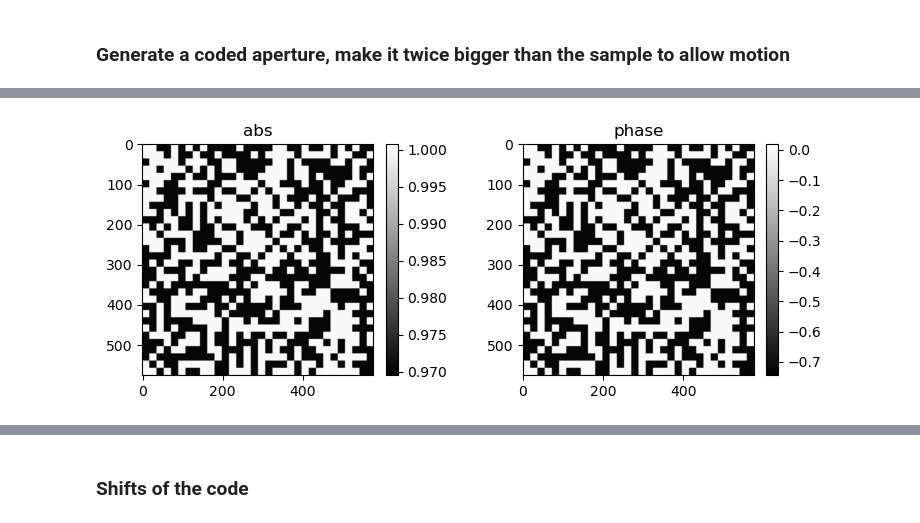
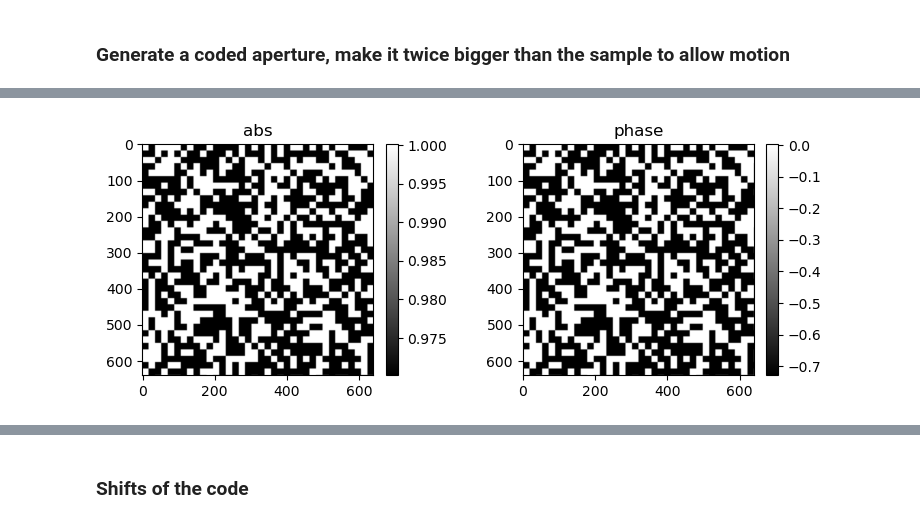
Before and after one commit to nikitinvv/holotomocupy, a Jupyter notebook: coded_apertures/3d_ald/figs_paper/modeling_codes.ipynb, the cells around one changed output, grey strips where cells are left out. Cells and saved outputs as stored; diff of their text form; code cells hidden in the pictures.

```diff
--- a/coded_apertures/3d_ald/figs_paper/modeling_codes.ipynb
+++ b/coded_apertures/3d_ald/figs_paper/modeling_codes.ipynb
@@ -16,23 +14,14 @@ np.random.seed(1) # fix randomness
 # Init data sizes and parametes of the PXM of ID16A
 # %%
 n = 256  # object size in each dimension
-
-ntheta = 90  # number of angles (rotations)
+ntheta = 180  # number of angles (rotations)
+center = n/2 # rotation axis
 noise = False
-z1p = 12e-3
-
-# ntheta = int(sys.argv[1])  # number of angles (rotations)
-# noise = sys.argv[2]=='True'
-# z1p = float(sys.argv[3])  # positions of the code and the probe for reconstruction
-
-center = n/2 # rotation axis
 theta = cp.linspace(0, np.pi, ntheta,endpoint=False).astype('float32')  # projection angles
-
 npos = 1  # number of code positions
 detector_pixelsize = 3e-6*0.5
 energy = 33.35  # [keV] xray energy
 wavelength = 1.2398419840550367e-09/energy  # [m] wave length
-
 focusToDetectorDistance = 1.28  # [m]
 sx0 = 3.7e-4
 z1 = 4.584e-3-sx0# np.array([4.584e-3, 4.765e-3, 5.488e-3, 6.9895e-3])[:npos]-sx0
@@ -45,6 +34,7 @@ norm_magnifications = magnifications/magnifications[0]
 # scaled propagation distances due to magnified probes
 distances = distances*norm_magnifications**2
 
+z1p = 12e-3  # positions of the code and the probe for reconstruction
 z2p = z1-np.tile(z1p, len(z1))
 # magnification when propagating from the probe plane to the detector
 magnifications2 = z1/z1p
@@ -56,11 +46,10 @@ distances2 = distances2*norm_magnifications2**2
 distances2 = distances2*(z1p/z1)**2
 
 # allow padding if there are shifts of the probe
-pad = n//16
+pad = n//8
 # sample size after demagnification
 ne = n+2*pad
 
 show = True
 
-flg = f'{n}_{ntheta}_{npos}_{noise}_{z1p}'
-print(distances,distances2)
+flg = f'{n}_{ntheta}_{npos}_{z1p}_{noise}4_0deg'
@@ -185,6 +178,7 @@ mshow_polar(prb[0])
 import random
 import xraylib
 import scipy.ndimage as ndimage
+
 
 # thickness of the coded aperture
 code_thickness = 1.5e-6 #in m
@@ -196,7 +190,7 @@ nill = 2*ne
 ill_global = np.zeros([1,nill,nill],dtype='bool')
 for k in  range(ill_global.shape[0]):
     ill0 = np.zeros([nill*nill],dtype='bool')
-    ill_ids = random.sample(range(0, nill*nill), nill*nill//2)
+    ill_ids = random.sample(range(0, nill*nill), int(nill*nill*0.55))
     ill0[ill_ids] = 1
     ill_global[k] = ill0.reshape(nill,nill)
 
@@ -209,23 +203,82 @@ for k in  range(ill.shape[0]):
 
 ill = ndimage.zoom(ill,[1,2*ne/nill,2*ne/nill],order=0,grid_mode=True,mode='grid-wrap')
 
+# print(np.sum(ill),2*ne*2*ne//2)
+
+# fsize = int(2*ne//nill)+1
+# x = np.linspace(-1,1,fsize)
+# [x,y] = np.meshgrid(x,x)
+# circ = x**2+y**2<0.9
+# ill = ill*0
+# while cp.sum(ill)<2*ne*2*ne//2:
+#     stx = int(cp.random.randint(ill.shape[1]-fsize))
+#     sty = int(cp.random.randint(ill.shape[1]-fsize))
+#     # print(stx,sty,ill[:,sty:sty+fsize,stx:stx+fsize].shape)
+#     ill[:,sty:sty+fsize,stx:stx+fsize]+=circ
+#     if cp.amax(ill[:,sty:sty+fsize,stx:stx+fsize]>1):
+#         ill[:,sty:sty+fsize,stx:stx+fsize]-=circ
+
+#     stx = int(cp.random.randint(ill.shape[1]-fsize))
+#     sty = int(cp.random.randint(ill.shape[1]-fsize))
+
+# ill = ill*0 + np.random.random(ill.shape)*2
+
+# ill_ids = np.array(ill_ids)
+# idsy = ill_ids//(nill)
+# idsx = ill_ids%(nill)
+# ill[:]=0
+
+# ill_ids = random.sample(range(0, 2*ne*2*ne), int(2*ne*2*ne/2))
+# ill0 = np.zeros([2*ne*2*ne],dtype='bool')
+# ill0[ill_ids] = 1
+# ill[k] = ill0.reshape(2*ne,2*ne)
+
+# for k in range(len(ill_ids)):
+#     if idsy[k]*fsize+fsize<=ill.shape[1] and idsx[k]*fsize+fsize<=ill.shape[1]:
+#         ill[:,idsy[k]*fsize:idsy[k]*fsize+fsize,idsx[k]*fsize:idsx[k]*fsize+fsize]=circ
+# print(np.sum(ill),2*ne*2*ne//2)
+
+
+# print(ill.shape)
+# for k in range(ill.shape[1]//fsize):
+#     for j in range(ill.shape[2]//fsize):
+#         ill[0,k*fsize:(k+1)*fsize,j*fsize:(j+1)*fsize]*=circ
+
+# print(nill)
+
+
+
 delta = 1-xraylib.Refractive_Index_Re('Au',energy,19.3)
 beta = xraylib.Refractive_Index_Im('Au',energy,19.3)
+print(beta,delta,delta/beta)
 
+# delta = 1-xraylib.Refractive_Index_Re('C21H25ClO',energy,1.19)
+# beta = xraylib.Refractive_Index_Im('C21H25ClO',energy,1.19)
+
+print(beta,delta,delta/beta)
 thickness = code_thickness/voxelsize # thickness in pixels
+
+
+
+
+
+# form Transmittance function
+
+Rill = ill*(-delta+1j*beta)*thickness
+# Rill=ndimage.rotate(Rill, 45, axes=(2, 1), reshape=False, order=3, mode='reflect',
+#                    prefilter=True)
 
 v = np.arange(-2*ne//2,2*ne//2)/2/ne
 [vx,vy] = np.meshgrid(v,v)
-v = np.exp(-5*(vx**2+vy**2))
-fill = np.fft.fftshift(np.fft.fftn(np.fft.fftshift(ill)))
-ill = np.fft.fftshift(np.fft.ifftn(np.fft.fftshift(fill*v)))
-ill = ill.astype('complex64')
+v = np.exp(-10*(vx**2+vy**2))
+fill = np.fft.fftshift(np.fft.fftn(np.fft.fftshift(Rill)))
+Rill = np.fft.fftshift(np.fft.ifftn(np.fft.fftshift(fill*v)))
+Rill = Rill.astype('complex64')
 
-
-# form Transmittance function
-Rill = ill*(-delta+1j*beta)*thickness
 code = np.exp(1j * Rill * voxelsize * 2 * np.pi / wavelength).astype('complex64')
 
 # code=code*0+1
 mshow_polar(code[0],show)
+
+mshow_polar(code[0,:n//4,:n//4],show)
 # %% [output]
@@ -232 +287 @@ mshow_polar(code[0],show)
-[figure, old version]
+[figure, new version]
```
Also changed, not shown: parts of 16 cells of this notebook, 9 other files.
